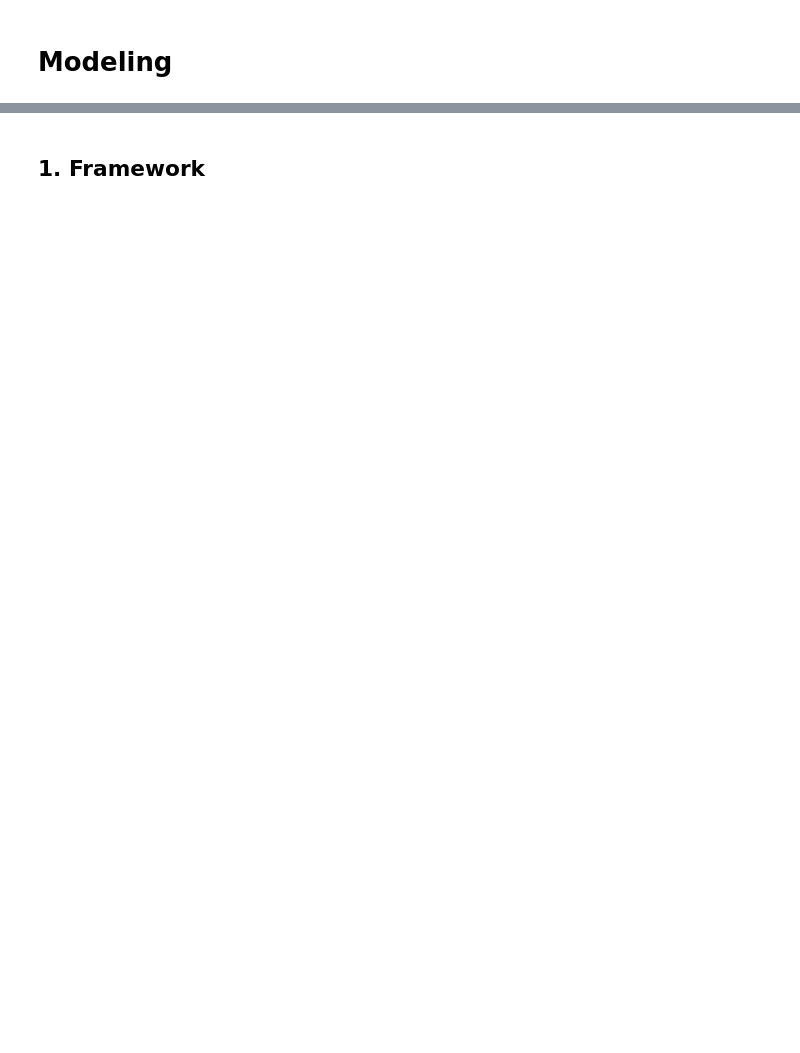
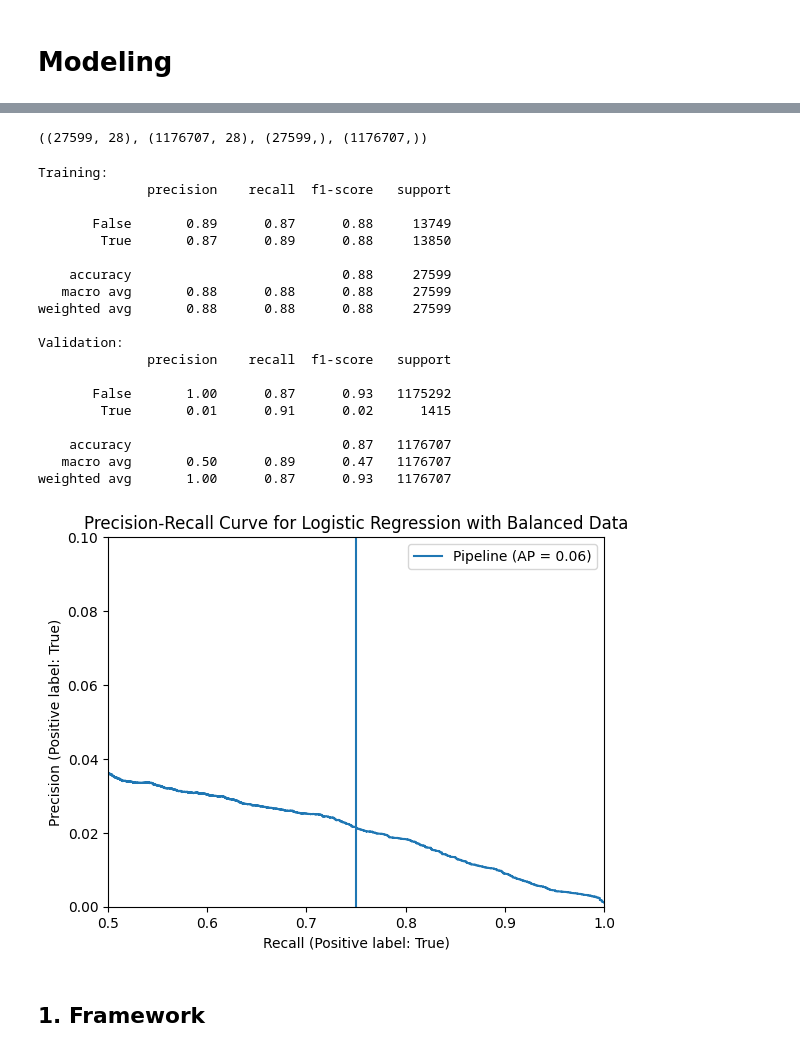
Before and after one commit to msc2106/CreditCardFraud, a Jupyter notebook: notebooks/modeling.ipynb, the cells around one changed output, grey strips where cells are left out. Cells and saved outputs as stored; diff of their text form; code cells hidden in the pictures; blank space fills up the shorter version.

Commit message:
Modeling framework and balanced data loop ready

```diff
--- a/notebooks/modeling.ipynb
+++ b/notebooks/modeling.ipynb
@@ -58,0 +64,58 @@ Fitting a logistic regression with default parameters to demonstrate the problem
+# %%
+# load balanced training data and test data
+X_train = pd.read_csv(utils.prepend_dir('tx_train_balanced.csv'))
+X_test = pd.read_csv(utils.prepend_dir('tx_test.csv'))
+
+y_train = X_train.is_fraud
+X_train.drop(columns='is_fraud', inplace=True)
+
+y_test = X_test.is_fraud
+X_test.drop(columns='is_fraud', inplace=True)
+X_train.shape, X_test.shape, y_train.shape, y_test.shape
+# %% [output]
+((27599, 28), (1176707, 28), (27599,), (1176707,))
+# %%
+# define and fit model
+default_logit_pipe = make_pipeline(
+    utils.MCCRates(),
+    utils.MakeDummies('errors'),
+    StandardScaler(),
+    LogisticRegression()
+    # SGDClassifier('log_loss')
+)
+
+default_logit_pipe.fit(X_train, y_train)
+y_pred_train = default_logit_pipe.predict(X_train)
+y_pred_test = default_logit_pipe.predict(X_test)
+# %%
+# show metrics
+print('Training:')
+print(classification_report(y_train, y_pred_train))
+print('Validation:')
+print(classification_report(y_test, y_pred_test))
+prc_display = PrecisionRecallDisplay.from_estimator(default_logit_pipe, X_test, y_test)
+plt.axvline(0.75);
+plt.axis([0.5, 1., 0., 0.1]);
+plt.legend(loc='upper right');
+plt.title("Precision-Recall Curve for Logistic Regression with Balanced Data");
+# %% [output]
+Training:
+              precision    recall  f1-score   support
+
+       False       0.89      0.87      0.88     13749
+        True       0.87      0.89      0.88     13850
+
+    accuracy                           0.88     27599
+   macro avg       0.88      0.88      0.88     27599
+weighted avg       0.88      0.88      0.88     27599
+
+Validation:
+              precision    recall  f1-score   support
+
+       False       1.00      0.87      0.93   1175292
+        True       0.01      0.91      0.02      1415
+
+    accuracy                           0.87   1176707
+   macro avg       0.50      0.89      0.47   1176707
+weighted avg       1.00      0.87      0.93   1176707
+[figure, added]
```
Also changed, not shown: parts of 24 cells of this notebook, 3 other files.
